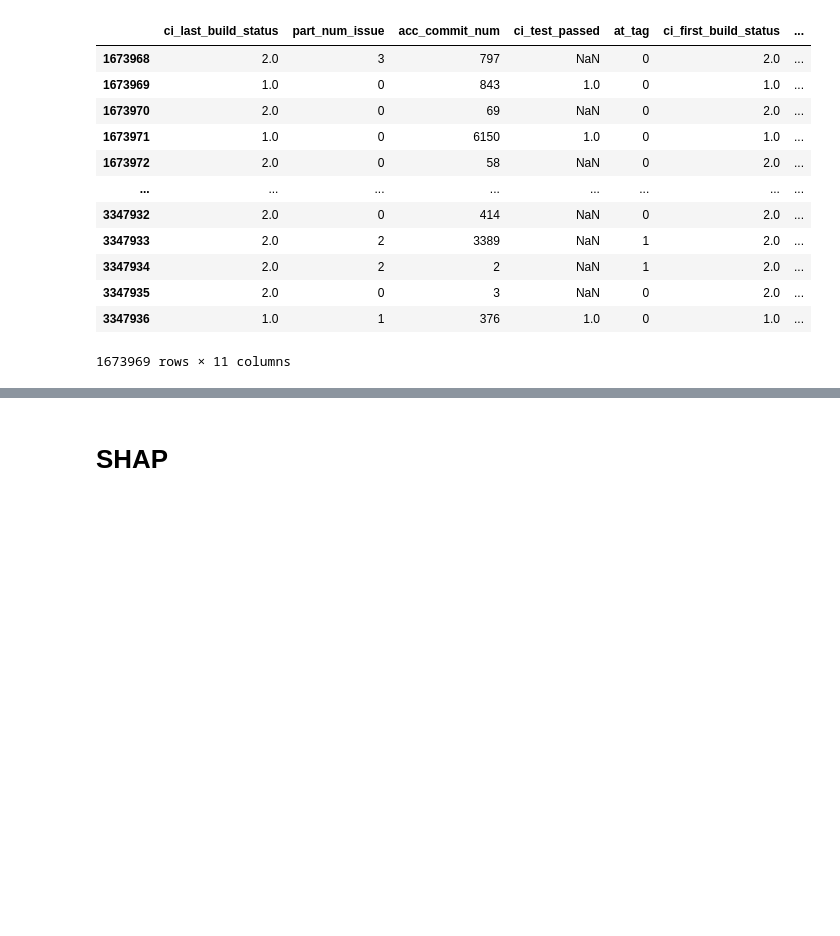
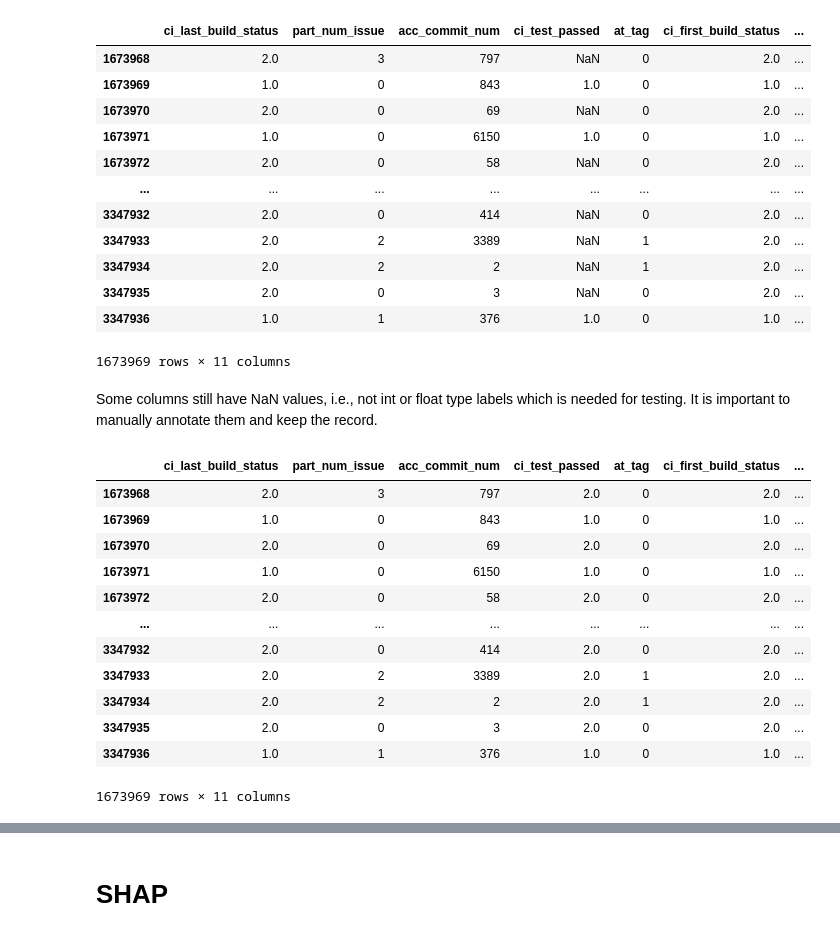
Before and after one commit to PrithaSarkar/Dissertation, a Jupyter notebook: Pull_request_Analysis.ipynb, the cells around one changed output, grey strips where cells are left out. Cells and saved outputs as stored; diff of their text form; code cells hidden in the pictures; blank space fills up the shorter version.

```diff
--- a/Pull_request_Analysis.ipynb
+++ b/Pull_request_Analysis.ipynb
@@ -1012,7 +1012,7 @@ for metric in object_metrics:
     for key in dict_language:
       value = dict_language[key]
       rec[metric].replace(value, key, inplace= True)
-  if metric == 'conrib_gender':
+  if metric == 'contrib_gender':
     for key in dict_contrib_gender:
       value = dict_contrib_gender[key]
       rec[metric].replace(value, key, inplace= True)
@@ -1052,5 +1067,42 @@ rec_test
 | 3347935 | 2.0 | 0 | 3 | NaN | 0 | 2.0 | ... |
 | 3347936 | 1.0 | 1 | 376 | 1.0 | 0 | 1.0 | ... |
 1673969 rows × 11 columns
+# %% [markdown]
+Some columns still have NaN values, i.e., not int or float type labels which is needed for testing. It is important to manually annotate them and keep the record.
+# %%
+new_labels = ['ci_test_passed', 'ci_failed_perc', 'ci_build_num']
+
+for label in new_labels:
+  globals()['dict_%s' % label] = pd.Series(rec_test[label].unique()).to_dict()
+# %%
+for labels in new_labels:
+  if labels == 'ci_test_passed':
+    for key in dict_ci_test_passed:
+      value = dict_ci_test_passed[key]
+      rec_test[labels].replace(value, key, inplace= True)
+  if labels == 'ci_failed_perc':
+    for key in dict_ci_failed_perc:
+      value = dict_ci_failed_perc[key]
+      rec_test[labels].replace(value, key, inplace= True)
+  if labels == 'ci_build_num':
+    for key in dict_ci_build_num:
+      value = dict_ci_build_num[key]
+      rec_test[labels].replace(value, key, inplace= True)
+# %%
+rec_test
+# %% [output]
+|  | ci_last_build_status | part_num_issue | acc_commit_num | ci_test_passed | at_tag | ci_first_build_status | ... |
+| 1673968 | 2.0 | 3 | 797 | 2.0 | 0 | 2.0 | ... |
+| 1673969 | 1.0 | 0 | 843 | 1.0 | 0 | 1.0 | ... |
+| 1673970 | 2.0 | 0 | 69 | 2.0 | 0 | 2.0 | ... |
+| 1673971 | 1.0 | 0 | 6150 | 1.0 | 0 | 1.0 | ... |
+| 1673972 | 2.0 | 0 | 58 | 2.0 | 0 | 2.0 | ... |
+| ... | ... | ... | ... | ... | ... | ... | ... |
+| 3347932 | 2.0 | 0 | 414 | 2.0 | 0 | 2.0 | ... |
+| 3347933 | 2.0 | 2 | 3389 | 2.0 | 1 | 2.0 | ... |
+| 3347934 | 2.0 | 2 | 2 | 2.0 | 1 | 2.0 | ... |
+| 3347935 | 2.0 | 0 | 3 | 2.0 | 0 | 2.0 | ... |
+| 3347936 | 1.0 | 1 | 376 | 1.0 | 0 | 1.0 | ... |
+1673969 rows × 11 columns
 # %%
 rec_y_pred = model_new.predict(rec_test)
```
Also changed, not shown: parts of 12 cells of this notebook.
